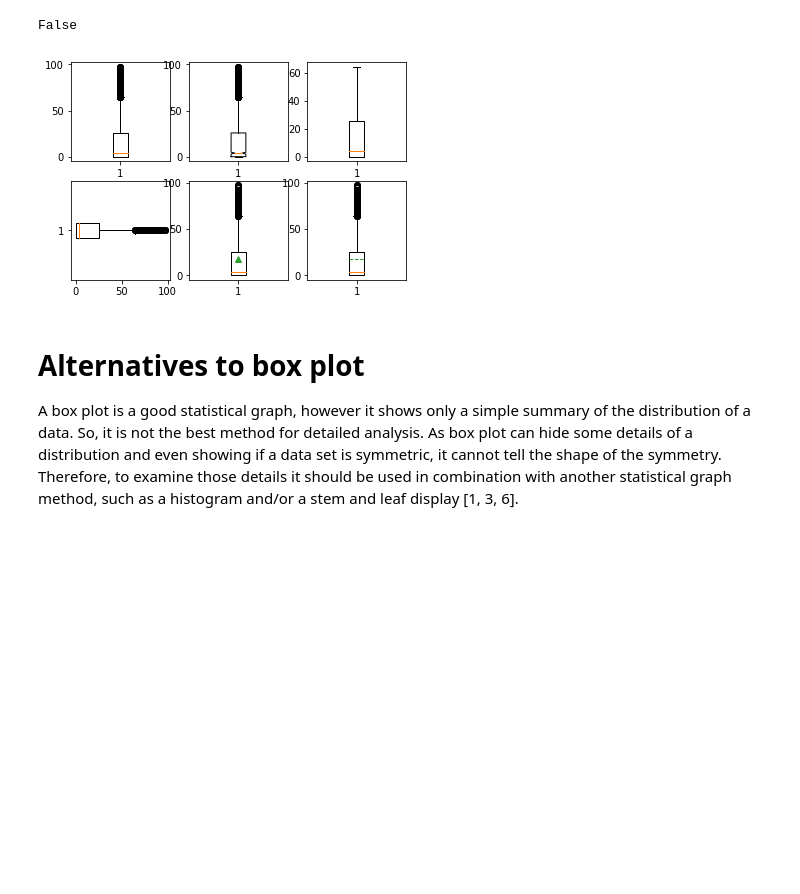
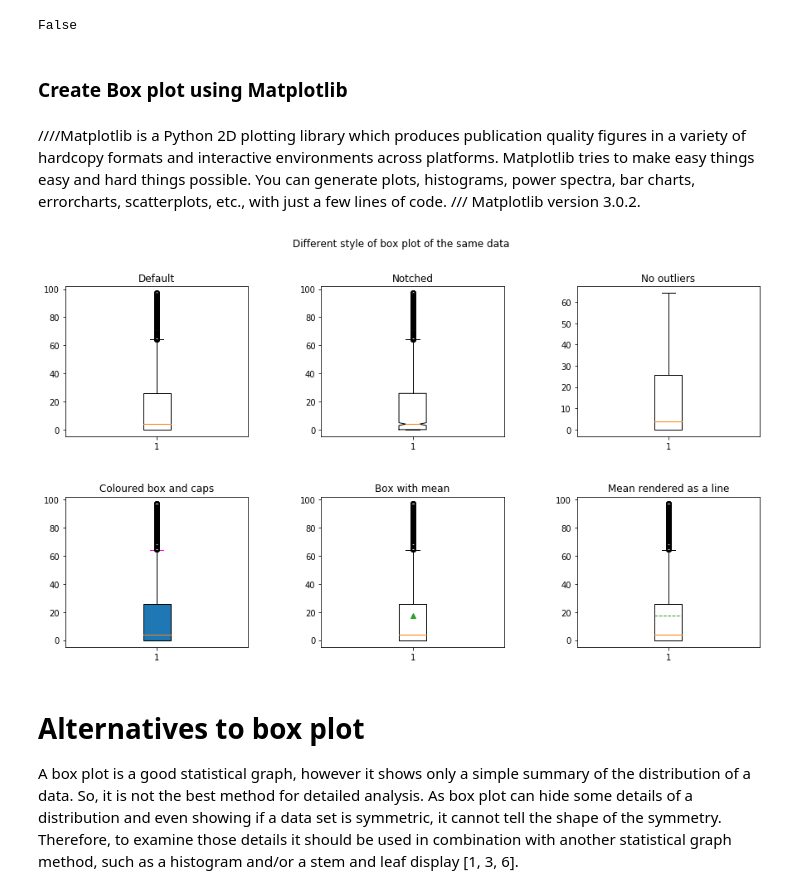
Before and after one commit to npradaschnor/Fundamental-for-Data-Analysis-Project2018, a Jupyter notebook: Fundamental-of-Data-Analytics - Project 2018.ipynb, the cells around one changed output. Saved outputs shown, nothing was run; the diff lists cells and outputs as text; code cells hidden in the pictures; blank space fills up the shorter version.

Commit message:
Example of box plot created

```diff
--- a/Fundamental-of-Data-Analytics - Project 2018.ipynb
+++ b/Fundamental-of-Data-Analytics - Project 2018.ipynb
@@ -126,19 +129,36 @@ infomar.describe()
 infomar.isnull().values.any()
 # %% [output]
 False
+# %% [markdown]
+### Create Box plot using Matplotlib
+# %% [markdown]
+////Matplotlib is a Python 2D plotting library which produces publication quality figures in a variety of hardcopy formats and interactive environments across platforms. Matplotlib tries to make easy things easy and hard things possible. You can generate plots, histograms, power spectra, bar charts, errorcharts, scatterplots, etc., with just a few lines of code. ///
+Matplotlib version 3.0.2.
 # %%
 import matplotlib.pyplot as plt
 
+
 df = pd.DataFrame(infomar)
 
-fig, axs = plt.subplots(2, 3)
+fig, axes = plt.subplots (2,3, figsize=(15, 8))
 
-axs[0, 0].boxplot('MUD', data = df) # Basic box plot
-axs[0, 1].boxplot('MUD', data = df, notch = True) # Notched box plot
-axs[0, 2].boxplot('MUD', data = df, sym = '') # Box plot with no fliers
-axs[1, 0].boxplot('MUD', data = df, vert = False) # Horizontal box plot
-axs[1, 1].boxplot('MUD', data = df, showmeans = True) # Show the mean
-axs[1, 2].boxplot('MUD', data = df, showmeans = True, meanline = True)
+capprops = {'color': 'magenta', 'linestyle': '-'}
+
+axes[0, 0].boxplot('MUD', data = df) # Basic box plot
+axes[0, 0].set_title('Default')
+axes[0, 1].boxplot('MUD', data = df, notch = True) # Notched box plot
+axes[0, 1].set_title('Notched')
+axes[0, 2].boxplot('MUD', data = df, sym = '') # Box plot with no fliers
+axes[0, 2].set_title('No outliers')
+axes[1, 0].boxplot('MUD', data = df, patch_artist=True, capprops = capprops) # Coloured box and caps
+axes[1, 0].set_title('Coloured box and caps')
+axes[1, 1].boxplot('MUD', data = df, showmeans = True) # Show the mean
+axes[1, 1].set_title('Box with mean')
+axes[1, 2].boxplot('MUD', data = df, showmeans = True, meanline = True)
+axes[1, 2].set_title('Mean rendered as a line')
+
+fig.suptitle("Different style of box plot of the same data")
+plt.subplots_adjust(wspace=0.4,hspace=0.4) # adjust the space between plots
 plt.show()
 # %% [output]
-[figure, old version]
+[figure, new version]
```
Also changed, not shown: parts of 2 cells of this notebook.
